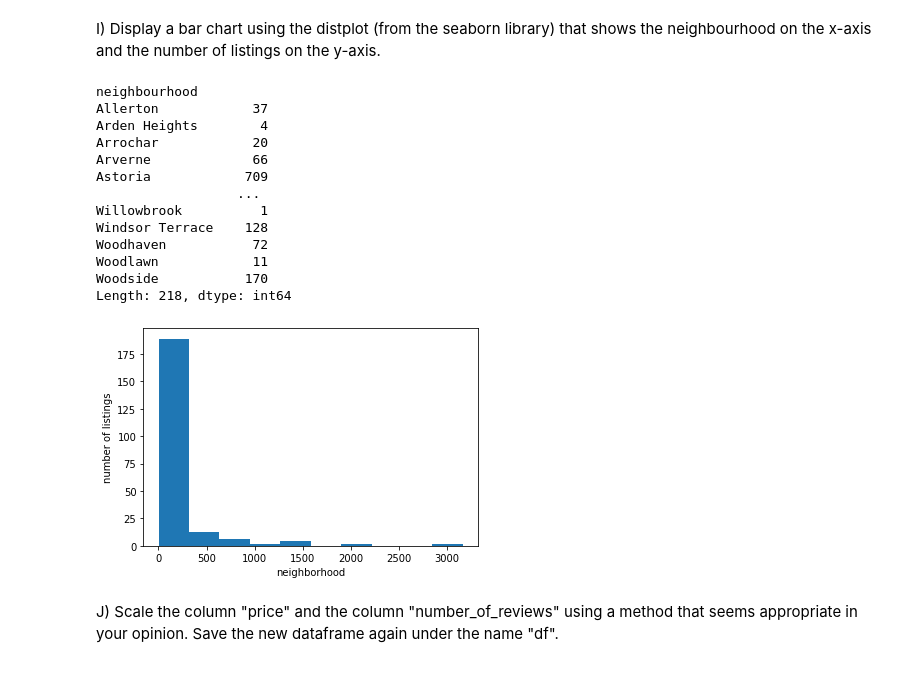
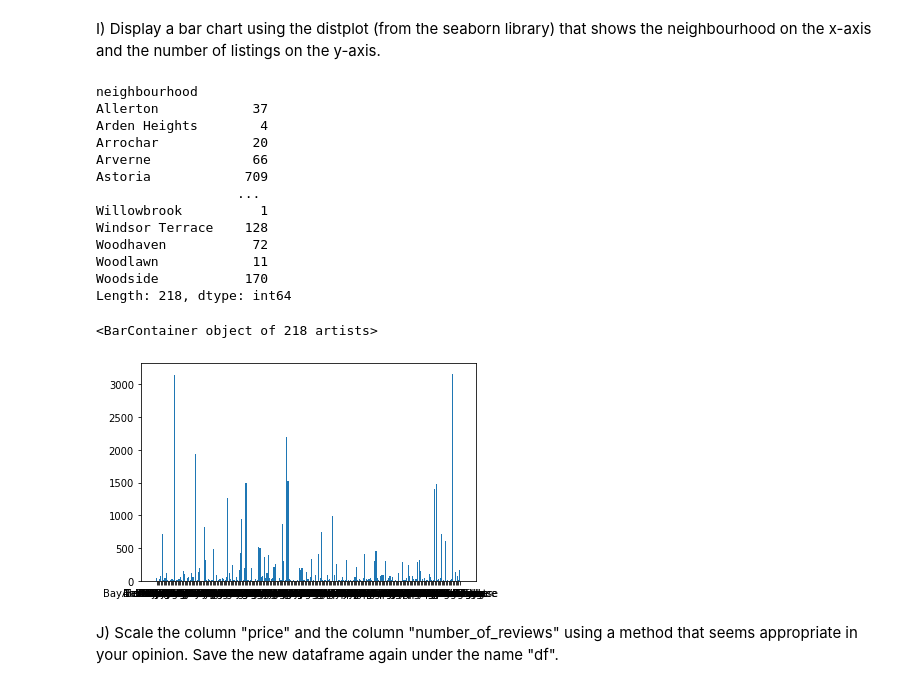
Before and after one commit to kesin-wang/xin6230, a Jupyter notebook: TechLabs Data Science Exam.ipynb, the cells around one changed output. Drawn from its saved outputs; the diff is of its cells as text; code cells hidden in the pictures.

```diff
--- a/TechLabs Data Science Exam.ipynb
+++ b/TechLabs Data Science Exam.ipynb
@@ -267,25 +267,23 @@ I) Display a bar chart using the distplot (from the seaborn library) that shows
 # %%
 group_list = df.groupby("neighbourhood").size()
 print(group_list)
-plt.hist(group_list)
-plt.xlabel('neighborhood')
-plt.ylabel('number of listings')
-plt.show()
+plt.bar(group_list.keys(), group_list.values)
 # %% [output]
 neighbourhood
 Allerton            37
 Arden Heights        4
 Arrochar            20
 Arverne             66
 Astoria            709
                   ...
 Willowbrook          1
 Windsor Terrace    128
 Woodhaven           72
 Woodlawn            11
 Woodside           170
 Length: 218, dtype: int64
+<BarContainer object of 218 artists>
-[figure, old version]
+[figure, new version]
 # %% [markdown]
 J) Scale the column "price" and the column "number_of_reviews" using a method that seems appropriate in your opinion. </p>
 Save the new dataframe again under the name "df".
```
